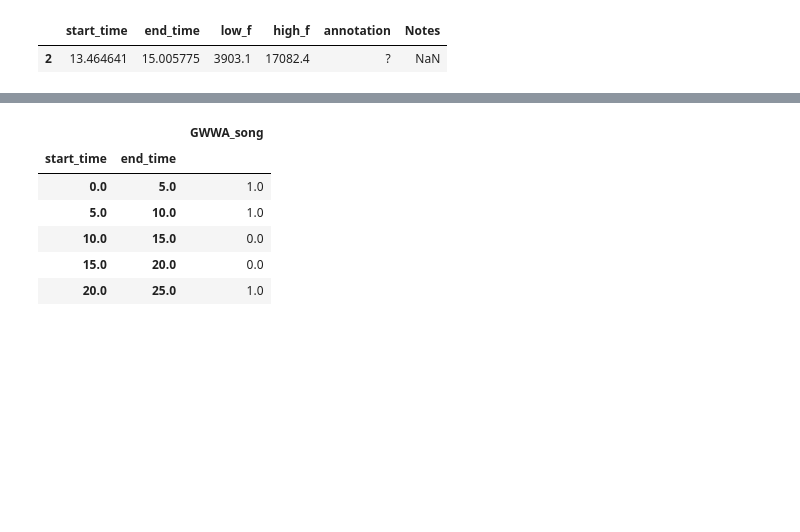
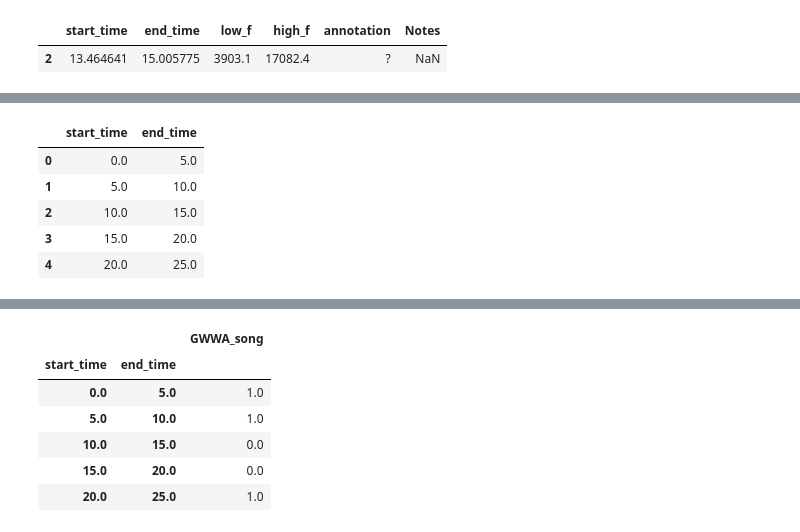
Before and after one commit to kitzeslab/opensoundscape, a Jupyter notebook: docs/tutorials/annotation_tutorial.ipynb, the cells around one changed output, grey strips where cells are left out. Drawn from its saved outputs; the diff is of its cells as text; code cells hidden in the pictures; blank space fills up the shorter version.

Commit message:
Minor updates to annotation tutorial

```diff
--- a/docs/tutorials/annotation_tutorial.ipynb
+++ b/docs/tutorials/annotation_tutorial.ipynb
@@ -150,0 +202,18 @@ All three methods are demonstrated below.
+# %%
+# Load the Audio and Annotations
+audio = Audio.from_file(audio_file)
+annotations = BoxedAnnotations.from_raven_file(annotation_file, annotation_column='Species')
+
+# Split the audio into 5 second clips with no overlap (we use _ because we don't really need to save the audio clip objects for this demo)
+_, clip_df = audio.split(
+    clip_duration=5.0, # How long each clip should be
+    clip_overlap=0.0 # By how many seconds each subsequent clip should overlap
+)
+clip_df.head()
+# %% [output]
+|  | start_time | end_time |
+| 0 | 0.0 | 5.0 |
+| 1 | 5.0 | 10.0 |
+| 2 | 10.0 | 15.0 |
+| 3 | 15.0 | 20.0 |
+| 4 | 20.0 | 25.0 |
```
Also changed, not shown: parts of 59 cells of this notebook.
